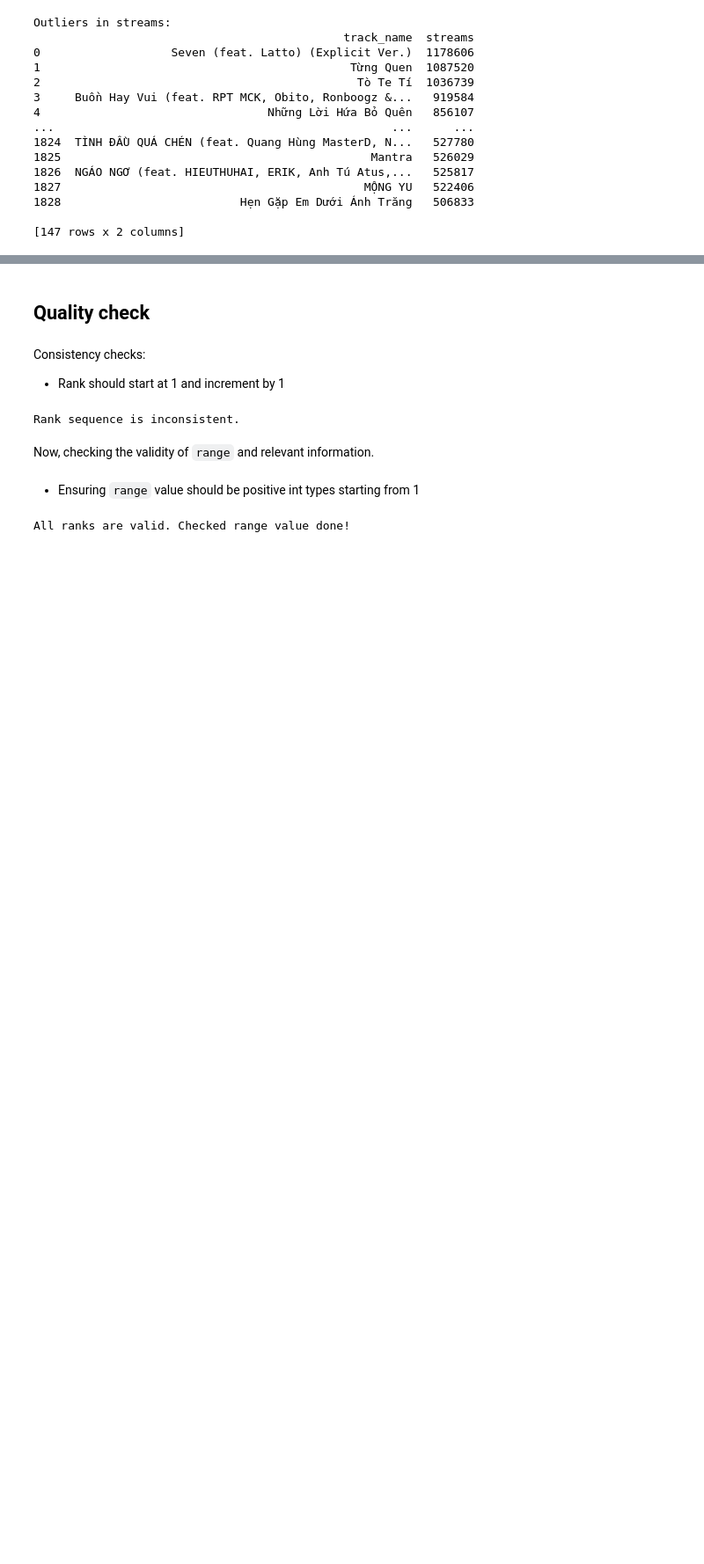
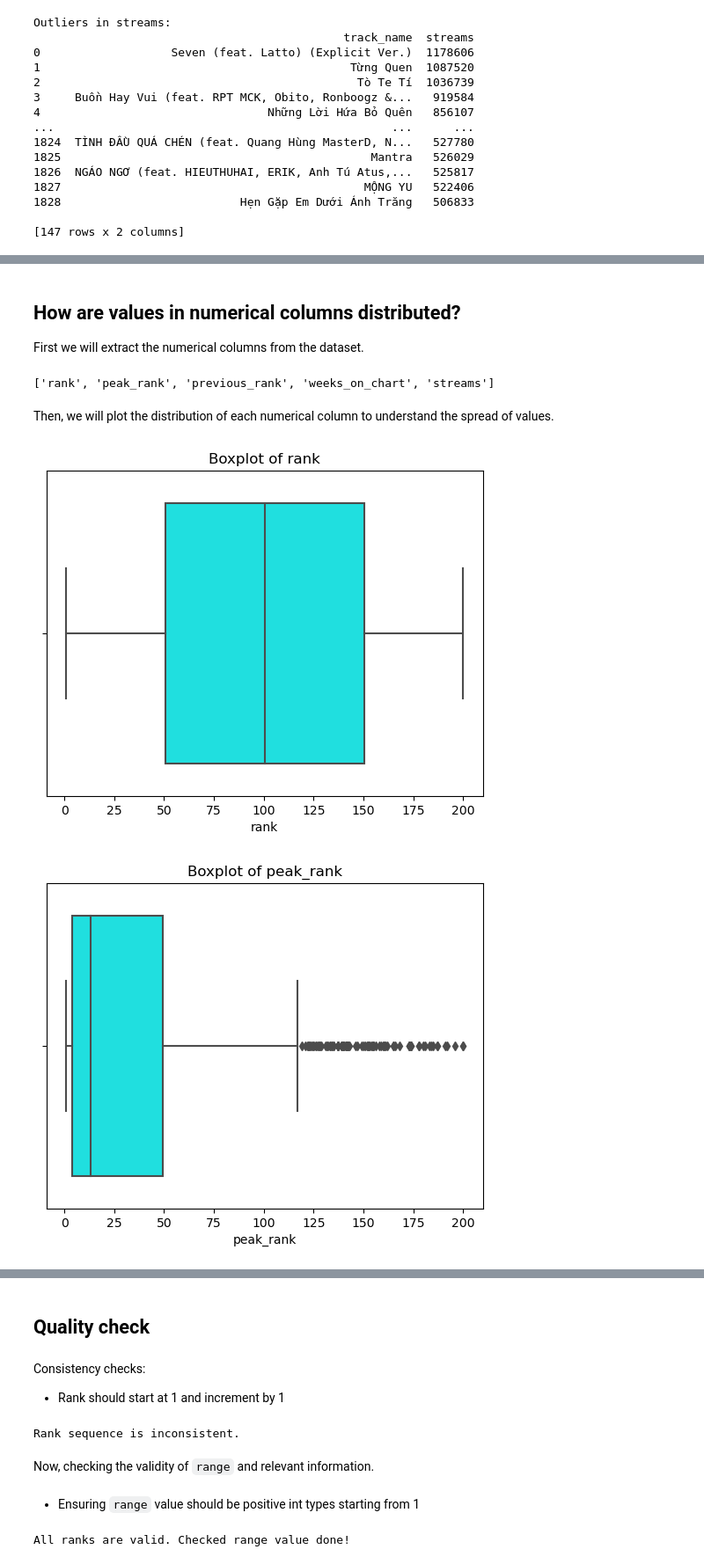
Before and after one commit to pililover/DataScience-Jobs-Market, a Jupyter notebook: SOURCECODE/Data_exploration.ipynb, the cells around one changed output, grey strips where cells are left out. Shown: that part at 88% size. Cells and saved outputs as stored; diff of their text form; code cells hidden in the pictures; blank space fills up the shorter version.

```diff
--- a/SOURCECODE/Data_exploration.ipynb
+++ b/SOURCECODE/Data_exploration.ipynb
@@ -232,0 +272,3 @@ Outliers in streams:
+# %%
+data['month'] = data['month'].astype('object')
+data.info()
@@ -232,0 +293,19 @@ Outliers in streams:
+# %% [markdown]
+## **How are values in numerical columns distributed?**
+
+First we will extract the numerical columns from the dataset.
+# %%
+numeric_cols = data.select_dtypes(include=[np.number]).columns.tolist()
+numeric_cols
+# %% [output]
+['rank', 'peak_rank', 'previous_rank', 'weeks_on_chart', 'streams']
+# %% [markdown]
+Then, we will plot the distribution of each numerical column to understand the spread of values.
+# %%
+for col in numeric_cols:
+    sns.boxplot(x=data[col], color='aqua')
+    plt.title(f'Boxplot of {col}')
+    plt.show()
+# %% [output]
+[figure, added]
+[figure, added]
```
Also changed, not shown: parts of 20 cells of this notebook, 1 other file.
